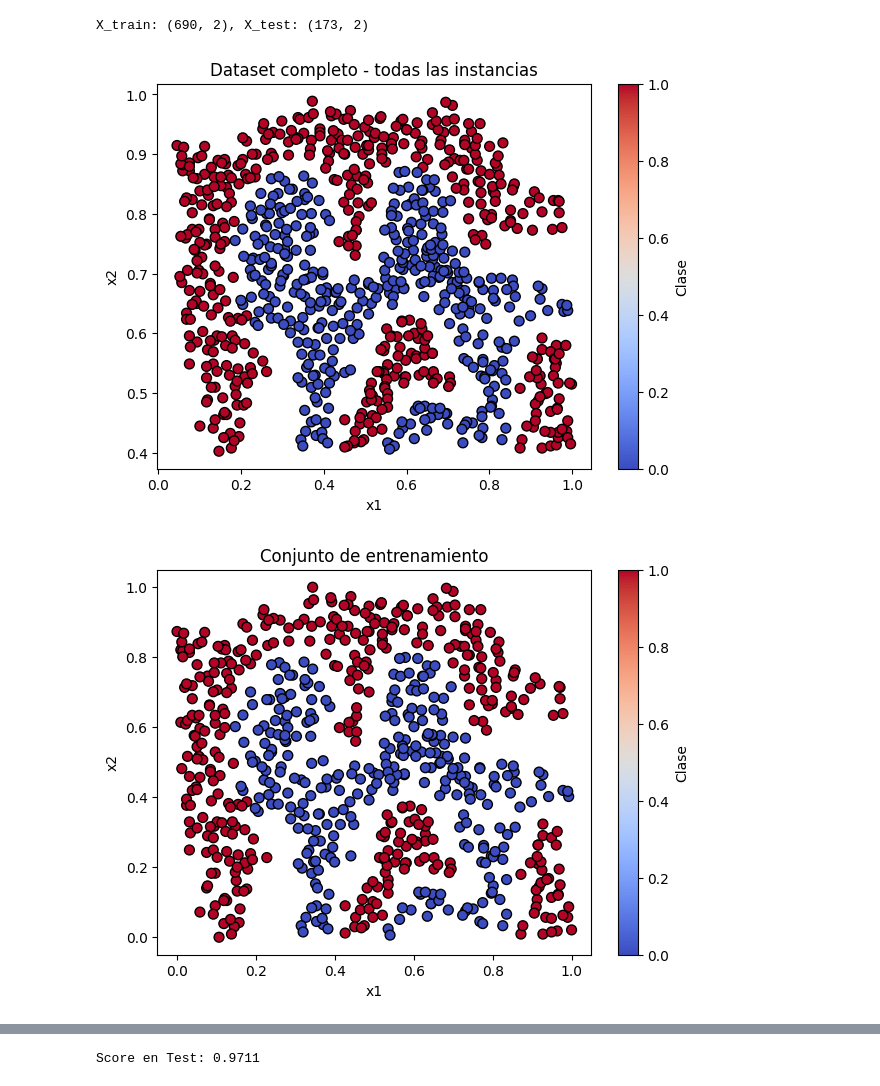
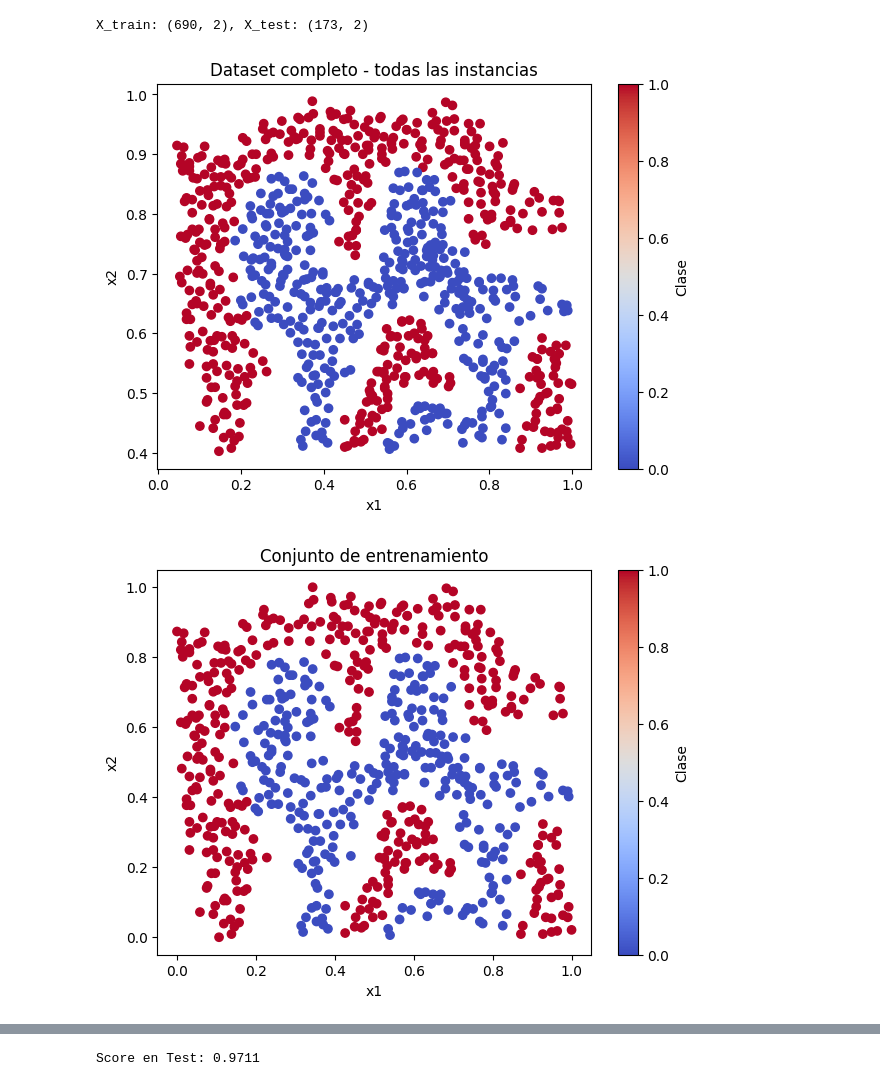
Before and after one commit to PablodaCunha/2603_ds_ft_thebridge, a Jupyter notebook: 3-Machine Learning/1-Supervisado/3-RegorClass/8-SVM/ejercicios/Ejercicios_SVM - enunciado.ipynb, the cells around one changed output, grey strips where cells are left out. Saved outputs shown, nothing was run; the diff lists cells and outputs as text; code cells hidden in the pictures.

```diff
--- a/3-Machine Learning/1-Supervisado/3-RegorClass/8-SVM/ejercicios/Ejercicios_SVM - enunciado.ipynb
+++ b/3-Machine Learning/1-Supervisado/3-RegorClass/8-SVM/ejercicios/Ejercicios_SVM - enunciado.ipynb
@@ -514,26 +511,26 @@ X_train: (690, 2), X_test: (173, 2)
 # %%
 
 # haz un scatter con todo X, el color viene de y y el color es "coolwarm"
 
 plt.figure(figsize=(7, 5))
-plt.scatter(X[:, 0], X[:, 1], c=y, cmap='coolwarm', s=50, edgecolors='k')
+plt.scatter(X[:, 0], X[:, 1], c=y, cmap='coolwarm')
 plt.colorbar(label='Clase')
 plt.xlabel('x1'); plt.ylabel('x2')
 plt.title('Dataset completo - todas las instancias')
 plt.show()
 # %% [output]
-[figure, old version]
+[figure, new version]
 # %%
 # equivalente con X train
 
 plt.figure(figsize=(7, 5))
-plt.scatter(X_train_scaled[:, 0], X_train_scaled[:, 1], c=y_train, cmap='coolwarm', s=50, edgecolors='k')
+plt.scatter(X_train_scaled[:, 0], X_train_scaled[:, 1], c=y_train, cmap='coolwarm')
 plt.colorbar(label='Clase')
 plt.xlabel('x1'); plt.ylabel('x2')
 plt.title('Conjunto de entrenamiento')
 plt.show()
 # %% [output]
-[figure, old version]
+[figure, new version]
 # %%
 # equivalente con X test
 
```
Also changed, not shown: parts of 13 cells of this notebook, 2 other files.
